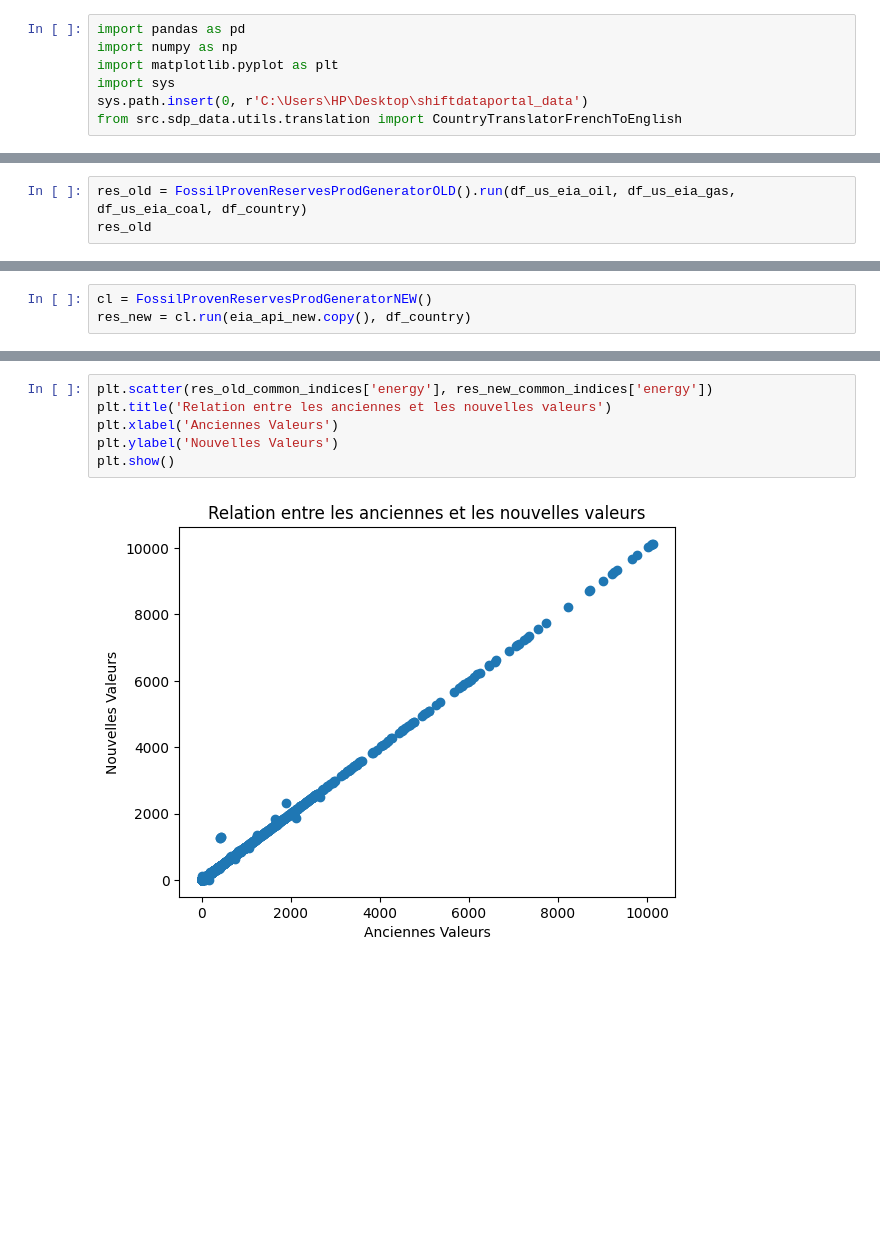
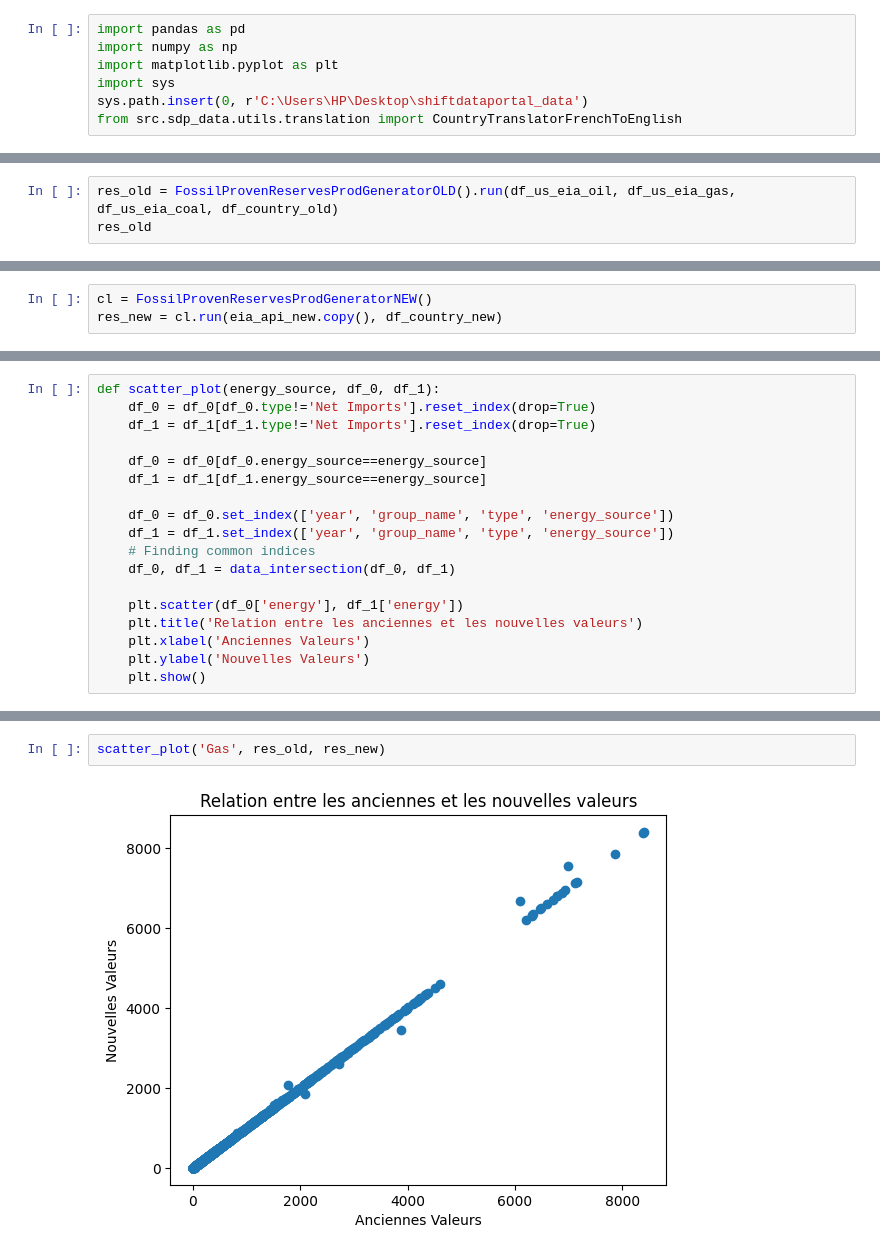
Before and after one commit to dataforgoodfr/shiftdataportal_data, a Jupyter notebook: notebooks/fossil_import_export_project/Fossil_Import_Export_new.ipynb, the cells around one changed output, grey strips where cells are left out. Drawn from its saved outputs; the diff is of its cells as text; blank space fills up the shorter version.

Commit message:
Amélioration du notebook de Fosill_import_export + ajout de foncion d'analyse des données

```diff
--- a/notebooks/fossil_import_export_project/Fossil_Import_Export_new.ipynb
+++ b/notebooks/fossil_import_export_project/Fossil_Import_Export_new.ipynb
@@ -91,4 +263,4 @@ class FossilProvenReservesProdGeneratorOLD:
 # %%
-res_old = FossilProvenReservesProdGeneratorOLD().run(df_us_eia_oil, df_us_eia_gas, df_us_eia_coal, df_country)
+res_old = FossilProvenReservesProdGeneratorOLD().run(df_us_eia_oil, df_us_eia_gas, df_us_eia_coal, df_country_old)
 res_old
 # %% [output]
@@ -208,6 +403,6 @@ class FossilProvenReservesProdGeneratorNEW:
 # %%
 cl = FossilProvenReservesProdGeneratorNEW()
-res_new = cl.run(eia_api_new.copy(), df_country)
+res_new = cl.run(eia_api_new.copy(), df_country_new)
 # %% [output]
 WARNING : no translating found for 4 countries
 Please, check the following list :
@@ -239,0 +494,18 @@ La plupart des points se trouvent sur ou très proche de la ligne qui indiquerai
+# %%
+def scatter_plot(energy_source, df_0, df_1):
+    df_0 = df_0[df_0.type!='Net Imports'].reset_index(drop=True)
+    df_1 = df_1[df_1.type!='Net Imports'].reset_index(drop=True)
+
+    df_0 = df_0[df_0.energy_source==energy_source]
+    df_1 = df_1[df_1.energy_source==energy_source]
+
+    df_0 = df_0.set_index(['year', 'group_name', 'type', 'energy_source'])
+    df_1 = df_1.set_index(['year', 'group_name', 'type', 'energy_source'])
+    # Finding common indices
+    df_0, df_1 = data_intersection(df_0, df_1)
+
+    plt.scatter(df_0['energy'], df_1['energy'])
+    plt.title('Relation entre les anciennes et les nouvelles valeurs')
+    plt.xlabel('Anciennes Valeurs')
+    plt.ylabel('Nouvelles Valeurs')
+    plt.show()
@@ -240,8 +516,4 @@ La plupart des points se trouvent sur ou très proche de la ligne qui indiquerai
 # %%
-plt.scatter(res_old_common_indices['energy'], res_new_common_indices['energy'])
-plt.title('Relation entre les anciennes et les nouvelles valeurs')
-plt.xlabel('Anciennes Valeurs')
-plt.ylabel('Nouvelles Valeurs')
-plt.show()
+scatter_plot('Gas', res_old, res_new)
 # %% [output]
-[figure, old version]
+[figure, new version]
```
Also changed, not shown: parts of 55 cells of this notebook.
